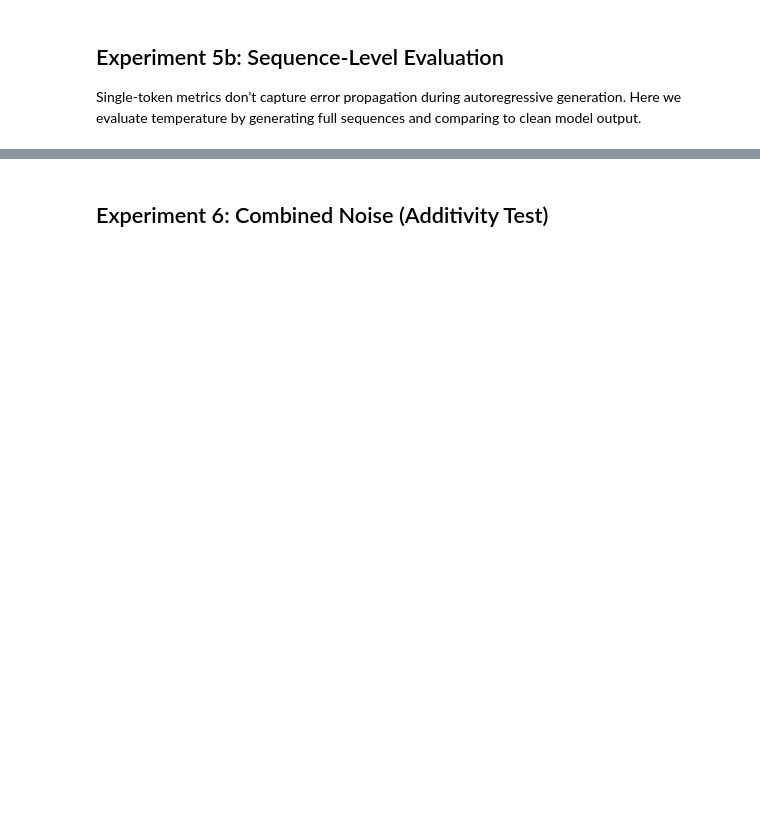
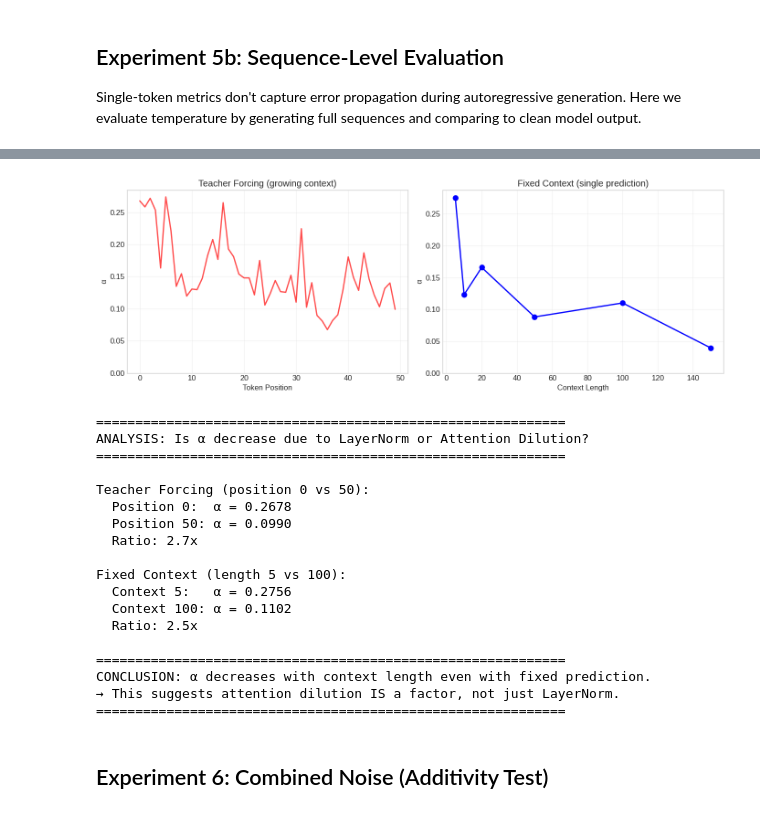
Before and after one commit to maralkh/sampling_temperature_calibration, a Jupyter notebook: temperature_scaling.ipynb, the cells around one changed output, grey strips where cells are left out. Saved outputs shown, nothing was run; the diff lists cells and outputs as text; code cells hidden in the pictures; blank space fills up the shorter version.

```diff
--- a/temperature_scaling.ipynb
+++ b/temperature_scaling.ipynb
@@ -777,3 +1225,73 @@ print(f"\n→ Sequence-level best T is closer to predicted T* than single-token
+# %%
+# Compare: teacher forcing (variable context) vs fixed context
+fig, axes = plt.subplots(1, 2, figsize=(14, 5))
+
+# Left: Original (teacher forcing, from experiment 5c)
+ax1 = axes[0]
+ax1.plot(range(len(alpha_by_position)), alpha_by_position, 'r-', alpha=0.7, linewidth=2)
+ax1.set_xlabel('Token Position')
+ax1.set_ylabel('α')
+ax1.set_title('Teacher Forcing (growing context)')
+ax1.grid(True, alpha=0.3)
+ax1.set_ylim(bottom=0)
+
+# Right: Fixed context
+ax2 = axes[1]
+ctx_lens = list(avg_by_ctx.keys())
+alphas = list(avg_by_ctx.values())
+ax2.plot(ctx_lens, alphas, 'bo-', linewidth=2, markersize=8)
+ax2.set_xlabel('Context Length')
+ax2.set_ylabel('α')
+ax2.set_title('Fixed Context (single prediction)')
+ax2.grid(True, alpha=0.3)
+ax2.set_ylim(bottom=0)
+
+plt.tight_layout()
+plt.savefig('alpha_teacher_forcing_vs_fixed_context.png', dpi=150, bbox_inches='tight')
+plt.show()
+
+# Analysis
+print("\n" + "="*60)
+print("ANALYSIS: Is α decrease due to LayerNorm or Attention Dilution?")
+print("="*60)
+print(f"\nTeacher Forcing (position 0 vs 50):")
+print(f"  Position 0:  α = {alpha_by_position[0]:.4f}")
+print(f"  Position 50: α = {alpha_by_position[min(50, len(alpha_by_position)-1)]:.4f}")
+print(f"  Ratio: {alpha_by_position[0] / alpha_by_position[min(50, len(alpha_by_position)-1)]:.1f}x")
+
+print(f"\nFixed Context (length 5 vs 100):")
+print(f"  Context 5:   α = {avg_by_ctx[5]:.4f}")
+print(f"  Context 100: α = {avg_by_ctx[100]:.4f}")
+print(f"  Ratio: {avg_by_ctx[5] / avg_by_ctx[100]:.1f}x")
+
+print("\n" + "="*60)
+if avg_by_ctx[5] / avg_by_ctx[100] > 2:
+    print("CONCLUSION: α decreases with context length even with fixed prediction.")
+    print("→ This suggests attention dilution IS a factor, not just LayerNorm.")
+else:
+    print("CONCLUSION: α is relatively stable with fixed context.")
+    print("→ The decrease in teacher forcing is due to LayerNorm, not attention.")
+print("="*60)
+# %% [output]
+[figure, added]
+============================================================
+ANALYSIS: Is α decrease due to LayerNorm or Attention Dilution?
+============================================================
+
+Teacher Forcing (position 0 vs 50):
+  Position 0:  α = 0.2678
+  Position 50: α = 0.0990
+  Ratio: 2.7x
+
+Fixed Context (length 5 vs 100):
+  Context 5:   α = 0.2756
+  Context 100: α = 0.1102
+  Ratio: 2.5x
+
+============================================================
+CONCLUSION: α decreases with context length even with fixed prediction.
+→ This suggests attention dilution IS a factor, not just LayerNorm.
+============================================================
 # %% [markdown]
 ## Experiment 6: Combined Noise (Additivity Test)
 # %%
```
Also changed, not shown: parts of 35 cells of this notebook.
